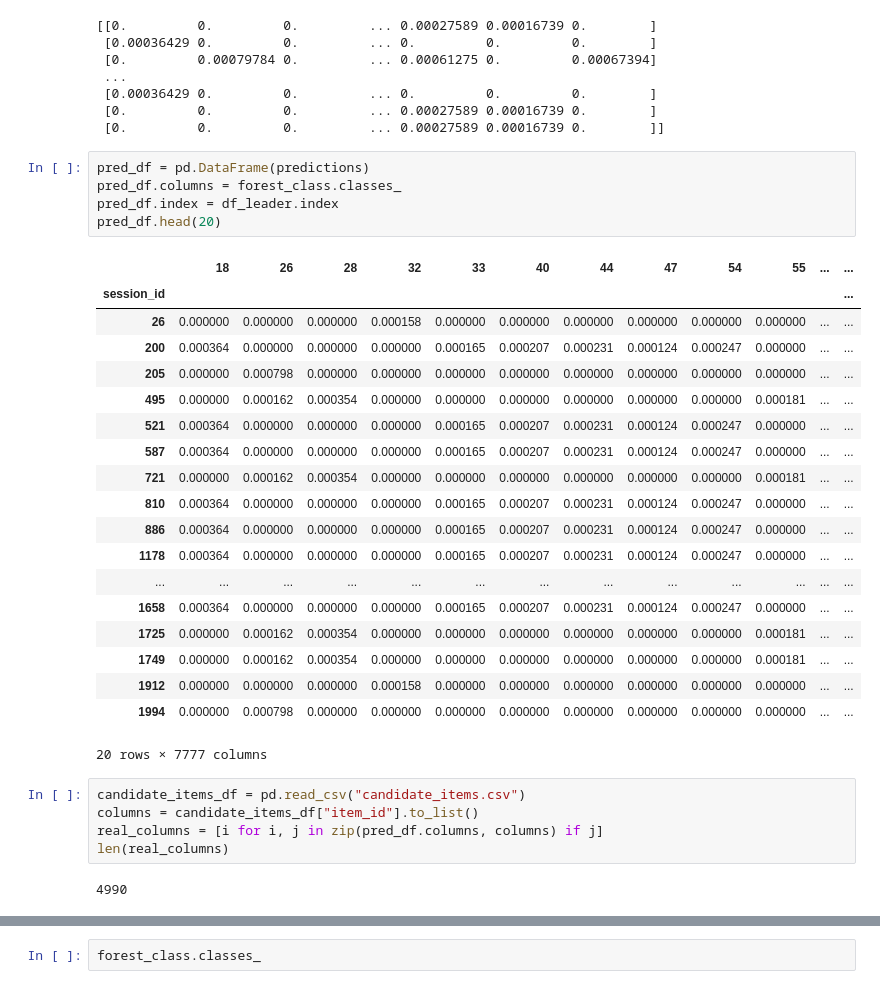
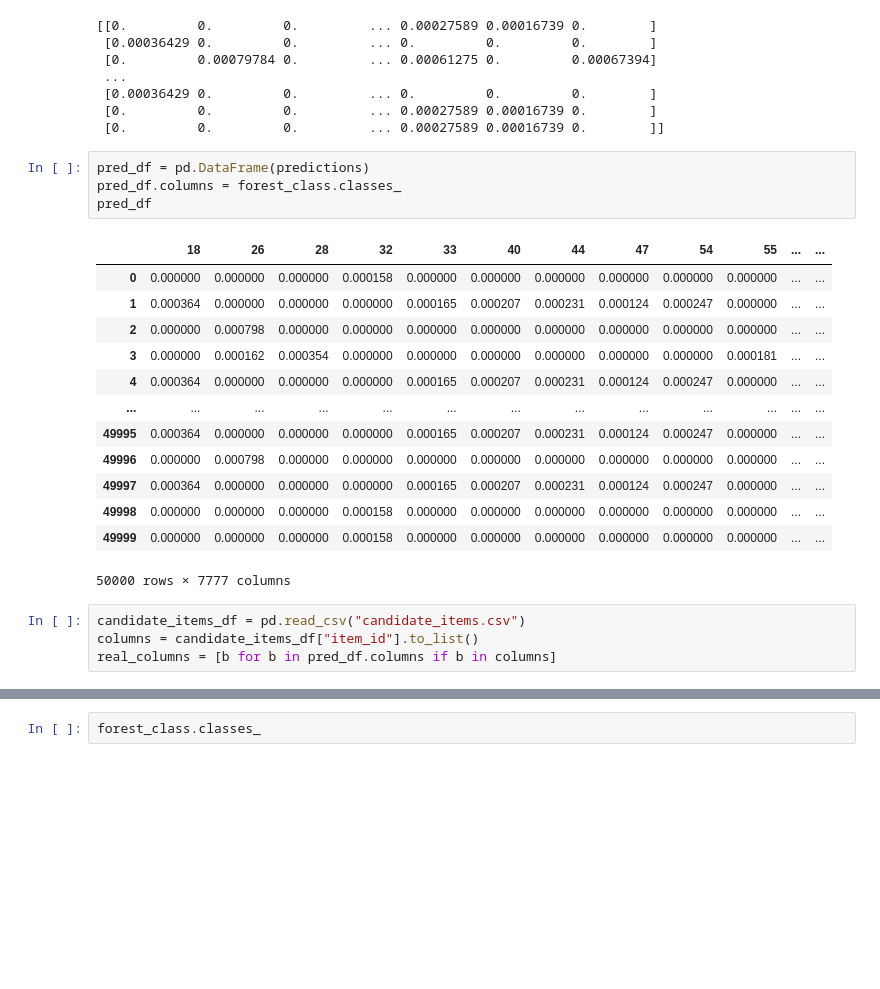
Before and after one commit to LucioBolatti/RecSys22-UB, a Jupyter notebook: ALL_Joan.ipynb, the cells around one changed output, grey strips where cells are left out. Drawn from its saved outputs; the diff is of its cells as text; blank space fills up the shorter version.

```diff
--- a/ALL_Joan.ipynb
+++ b/ALL_Joan.ipynb
@@ -692,32 +692,22 @@ print(predictions)
 # %%
 pred_df = pd.DataFrame(predictions)
 pred_df.columns = forest_class.classes_
-pred_df.index = df_leader.index
-pred_df.head(20)
+pred_df
 # %% [output]
 |  | 18 | 26 | 28 | 32 | 33 | 40 | 44 | 47 | 54 | 55 | ... | ... |
-| session_id |  |  |  |  |  |  |  |  |  |  |  | ... |
-| 26 | 0.000000 | 0.000000 | 0.000000 | 0.000158 | 0.000000 | 0.000000 | 0.000000 | 0.000000 | 0.000000 | 0.000000 | ... | ... |
-| 200 | 0.000364 | 0.000000 | 0.000000 | 0.000000 | 0.000165 | 0.000207 | 0.000231 | 0.000124 | 0.000247 | 0.000000 | ... | ... |
-| 205 | 0.000000 | 0.000798 | 0.000000 | 0.000000 | 0.000000 | 0.000000 | 0.000000 | 0.000000 | 0.000000 | 0.000000 | ... | ... |
-| 495 | 0.000000 | 0.000162 | 0.000354 | 0.000000 | 0.000000 | 0.000000 | 0.000000 | 0.000000 | 0.000000 | 0.000181 | ... | ... |
-| 521 | 0.000364 | 0.000000 | 0.000000 | 0.000000 | 0.000165 | 0.000207 | 0.000231 | 0.000124 | 0.000247 | 0.000000 | ... | ... |
-| 587 | 0.000364 | 0.000000 | 0.000000 | 0.000000 | 0.000165 | 0.000207 | 0.000231 | 0.000124 | 0.000247 | 0.000000 | ... | ... |
-| 721 | 0.000000 | 0.000162 | 0.000354 | 0.000000 | 0.000000 | 0.000000 | 0.000000 | 0.000000 | 0.000000 | 0.000181 | ... | ... |
-| 810 | 0.000364 | 0.000000 | 0.000000 | 0.000000 | 0.000165 | 0.000207 | 0.000231 | 0.000124 | 0.000247 | 0.000000 | ... | ... |
-| 886 | 0.000364 | 0.000000 | 0.000000 | 0.000000 | 0.000165 | 0.000207 | 0.000231 | 0.000124 | 0.000247 | 0.000000 | ... | ... |
-| 1178 | 0.000364 | 0.000000 | 0.000000 | 0.000000 | 0.000165 | 0.000207 | 0.000231 | 0.000124 | 0.000247 | 0.000000 | ... | ... |
+| 0 | 0.000000 | 0.000000 | 0.000000 | 0.000158 | 0.000000 | 0.000000 | 0.000000 | 0.000000 | 0.000000 | 0.000000 | ... | ... |
+| 1 | 0.000364 | 0.000000 | 0.000000 | 0.000000 | 0.000165 | 0.000207 | 0.000231 | 0.000124 | 0.000247 | 0.000000 | ... | ... |
+| 2 | 0.000000 | 0.000798 | 0.000000 | 0.000000 | 0.000000 | 0.000000 | 0.000000 | 0.000000 | 0.000000 | 0.000000 | ... | ... |
+| 3 | 0.000000 | 0.000162 | 0.000354 | 0.000000 | 0.000000 | 0.000000 | 0.000000 | 0.000000 | 0.000000 | 0.000181 | ... | ... |
+| 4 | 0.000364 | 0.000000 | 0.000000 | 0.000000 | 0.000165 | 0.000207 | 0.000231 | 0.000124 | 0.000247 | 0.000000 | ... | ... |
 | ... | ... | ... | ... | ... | ... | ... | ... | ... | ... | ... | ... | ... |
-| 1658 | 0.000364 | 0.000000 | 0.000000 | 0.000000 | 0.000165 | 0.000207 | 0.000231 | 0.000124 | 0.000247 | 0.000000 | ... | ... |
-| 1725 | 0.000000 | 0.000162 | 0.000354 | 0.000000 | 0.000000 | 0.000000 | 0.000000 | 0.000000 | 0.000000 | 0.000181 | ... | ... |
-| 1749 | 0.000000 | 0.000162 | 0.000354 | 0.000000 | 0.000000 | 0.000000 | 0.000000 | 0.000000 | 0.000000 | 0.000181 | ... | ... |
-| 1912 | 0.000000 | 0.000000 | 0.000000 | 0.000158 | 0.000000 | 0.000000 | 0.000000 | 0.000000 | 0.000000 | 0.000000 | ... | ... |
-| 1994 | 0.000000 | 0.000798 | 0.000000 | 0.000000 | 0.000000 | 0.000000 | 0.000000 | 0.000000 | 0.000000 | 0.000000 | ... | ... |
+| 49995 | 0.000364 | 0.000000 | 0.000000 | 0.000000 | 0.000165 | 0.000207 | 0.000231 | 0.000124 | 0.000247 | 0.000000 | ... | ... |
+| 49996 | 0.000000 | 0.000798 | 0.000000 | 0.000000 | 0.000000 | 0.000000 | 0.000000 | 0.000000 | 0.000000 | 0.000000 | ... | ... |
+| 49997 | 0.000364 | 0.000000 | 0.000000 | 0.000000 | 0.000165 | 0.000207 | 0.000231 | 0.000124 | 0.000247 | 0.000000 | ... | ... |
+| 49998 | 0.000000 | 0.000000 | 0.000000 | 0.000158 | 0.000000 | 0.000000 | 0.000000 | 0.000000 | 0.000000 | 0.000000 | ... | ... |
+| 49999 | 0.000000 | 0.000000 | 0.000000 | 0.000158 | 0.000000 | 0.000000 | 0.000000 | 0.000000 | 0.000000 | 0.000000 | ... | ... |
-20 rows × 7777 columns
+50000 rows × 7777 columns
 # %%
 candidate_items_df = pd.read_csv("candidate_items.csv")
 columns = candidate_items_df["item_id"].to_list()
-real_columns = [i for i, j in zip(pred_df.columns, columns) if j]
-len(real_columns)
+real_columns = [b for b in pred_df.columns if b in columns]
-# %% [output]
-4990
```
Also changed, not shown: parts of 7 cells of this notebook, 3 other files.
